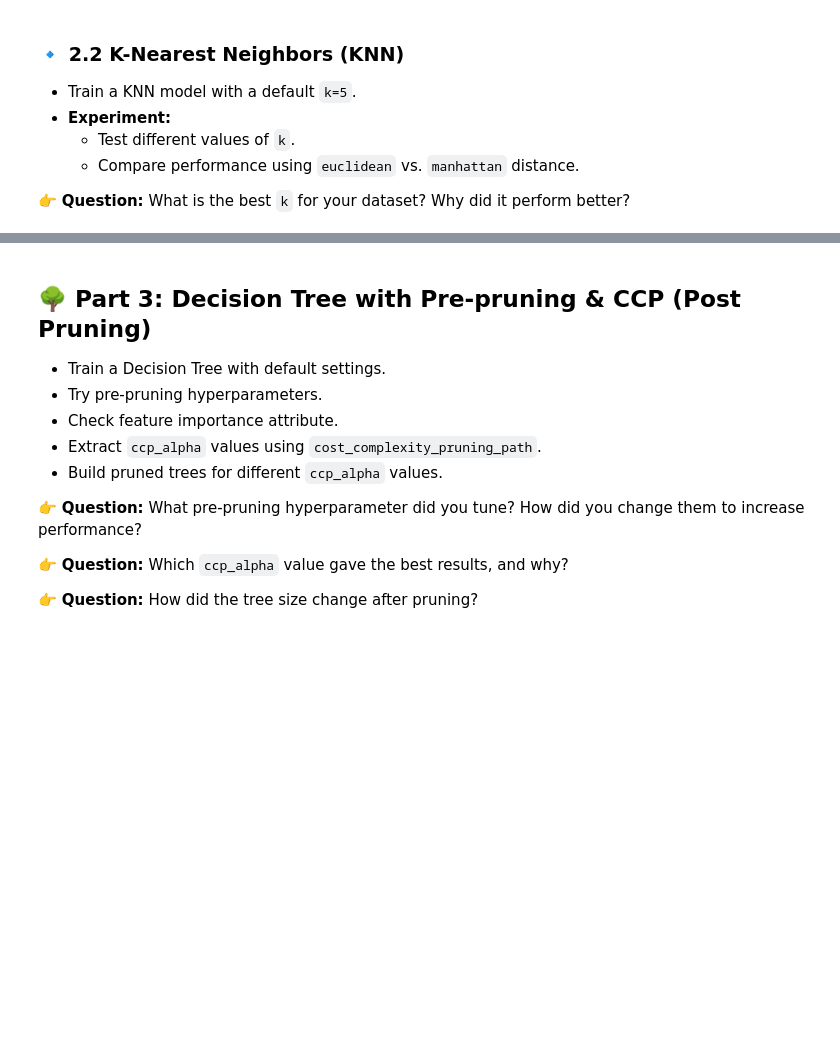
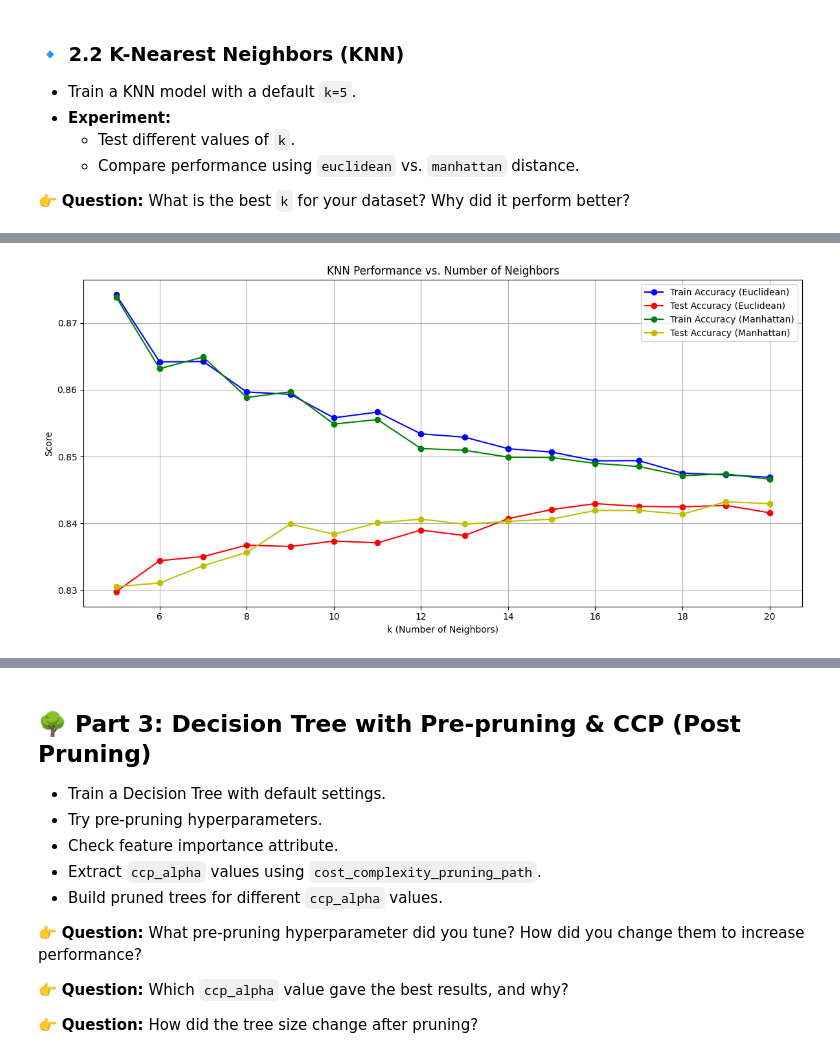
Before and after one commit to AhmedMohamady1/Classification_Assignment_DEPI, a Jupyter notebook: assignment.ipynb, the cells around one changed output, grey strips where cells are left out. Saved outputs shown, nothing was run; the diff lists cells and outputs as text; code cells hidden in the pictures; blank space fills up the shorter version.

```diff
--- a/assignment.ipynb
+++ b/assignment.ipynb
@@ -354,3 +342,99 @@ Best C value based on test accuracy: 1000
    - Compare performance using `euclidean` vs. `manhattan` distance.
 
 👉 **Question:** What is the best `k` for your dataset? Why did it perform better?
+# %%
+from sklearn.neighbors import KNeighborsClassifier
+
+# Define a range of k values to test
+k_values = range(5, 21)
+
+# Initialize lists to store accuracy scores for both distance metrics
+train_scores_euclidean = []
+test_scores_euclidean = []
+train_scores_manhattan = []
+test_scores_manhattan = []
+
+# Train models with different k values and distance metrics
+for k in k_values:
+    # Create and train the model with Euclidean distance
+    model_euclidean = KNeighborsClassifier(n_neighbors=k, metric='euclidean')
+    model_euclidean.fit(X_train_scaled, y_train)
+
+    # Predict on train and test sets
+    y_train_pred_euclidean = model_euclidean.predict(X_train_scaled)
+    y_test_pred_euclidean = model_euclidean.predict(X_test_scaled)
+
+    # Calculate and store accuracy scores
+    train_acc_euclidean = accuracy_score(y_train, y_train_pred_euclidean)
+    test_acc_euclidean = accuracy_score(y_test, y_test_pred_euclidean)
+
+    train_scores_euclidean.append(train_acc_euclidean)
+    test_scores_euclidean.append(test_acc_euclidean)
+
+    # Create and train the model with Manhattan distance
+    model_manhattan = KNeighborsClassifier(n_neighbors=k, metric='manhattan')
+    model_manhattan.fit(X_train_scaled, y_train)
+
+    # Predict on train and test sets
+    y_train_pred_manhattan = model_manhattan.predict(X_train_scaled)
+    y_test_pred_manhattan = model_manhattan.predict(X_test_scaled)
+
+    # Calculate and store accuracy scores
+    train_acc_manhattan = accuracy_score(y_train, y_train_pred_manhattan)
+    test_acc_manhattan = accuracy_score(y_test, y_test_pred_manhattan)
+
+    train_scores_manhattan.append(train_acc_manhattan)
+    test_scores_manhattan.append(test_acc_manhattan)
+
+    print(f"k = {k}:")
+    print(f"  Euclidean - Train accuracy: {train_acc_euclidean:.4f}, Test accuracy: {test_acc_euclidean:.4f}")
+    print(f"  Manhattan - Train accuracy: {train_acc_manhattan:.4f}, Test accuracy: {test_acc_manhattan:.4f}")
+    print("-" * 50)
+
+# Plot the results
+plt.figure(figsize=(12, 6))
+plt.plot(k_values, train_scores_euclidean, 'b-o', label='Train Accuracy (Euclidean)')
+plt.plot(k_values, test_scores_euclidean, 'r-o', label='Test Accuracy (Euclidean)')
+plt.plot(k_values, train_scores_manhattan, 'g-o', label='Train Accuracy (Manhattan)')
+plt.plot(k_values, test_scores_manhattan, 'y-o', label='Test Accuracy (Manhattan)')
+plt.xlabel('k (Number of Neighbors)')
+plt.ylabel('Score')
+plt.title('KNN Performance vs. Number of Neighbors')
+plt.legend()
+plt.grid(True)
+plt.tight_layout()
+
+# Find the best k value for each distance metric
+best_k_euclidean = k_values[np.argmax(test_scores_euclidean)]
+best_k_manhattan = k_values[np.argmax(test_scores_manhattan)]
+print(f"Best k value based on test accuracy (Euclidean): {best_k_euclidean}")
+print(f"Best k value based on test accuracy (Manhattan): {best_k_manhattan}")
+
+# Train a model with the best k value for detailed analysis
+best_model_euclidean = KNeighborsClassifier(n_neighbors=best_k_euclidean, metric='euclidean')
+best_model_euclidean.fit(X_train_scaled, y_train)
+y_test_pred_euclidean = best_model_euclidean.predict(X_test_scaled)
+
+best_model_manhattan = KNeighborsClassifier(n_neighbors=best_k_manhattan, metric='manhattan')
+best_model_manhattan.fit(X_train_scaled, y_train)
+y_test_pred_manhattan = best_model_manhattan.predict(X_test_scaled)
+
+# Create confusion matrices
+plt.figure(figsize=(16, 6))
+
+plt.subplot(1, 2, 1)
+cm_euclidean = confusion_matrix(y_test, y_test_pred_euclidean)
+sns.heatmap(cm_euclidean, annot=True, fmt='d', cmap='Blues')
+plt.xlabel('Predicted')
+plt.ylabel('Actual')
+plt.title(f'Confusion Matrix (Euclidean, k={best_k_euclidean})')
+
+plt.subplot(1, 2, 2)
+cm_manhattan = confusion_matrix(y_test, y_test_pred_manhattan)
+sns.heatmap(cm_manhattan, annot=True, fmt='d', cmap='Blues')
+plt.xlabel('Predicted')
+plt.ylabel('Actual')
+plt.title(f'Confusion Matrix (Manhattan, k={best_k_manhattan})')
+
+plt.tight_layout()
+# %% [output]
@@ -356,0 +458 @@ Best C value based on test accuracy: 1000
+[figure, added]
```
Also changed, not shown: parts of 4 cells of this notebook.
